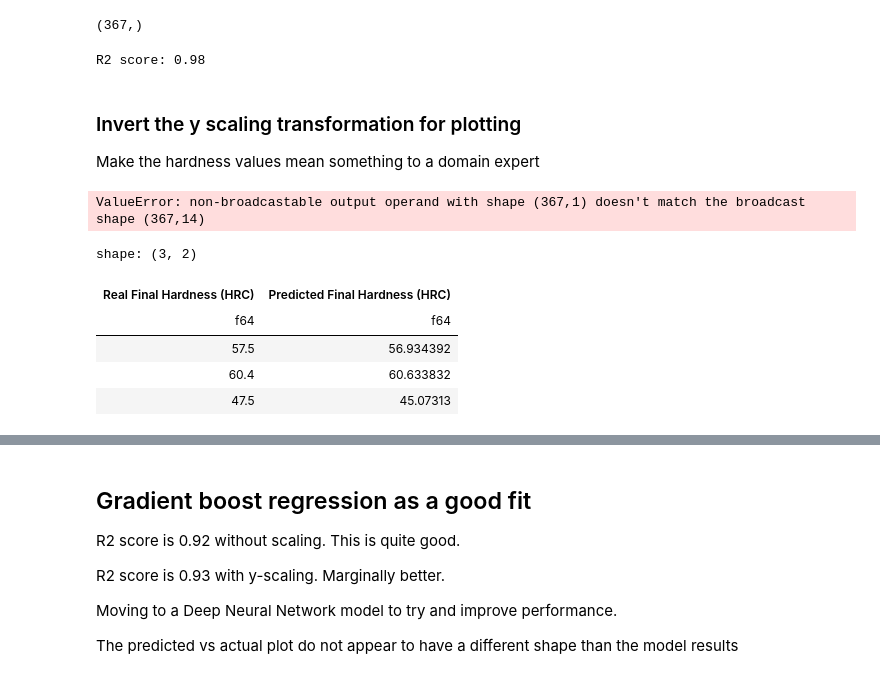
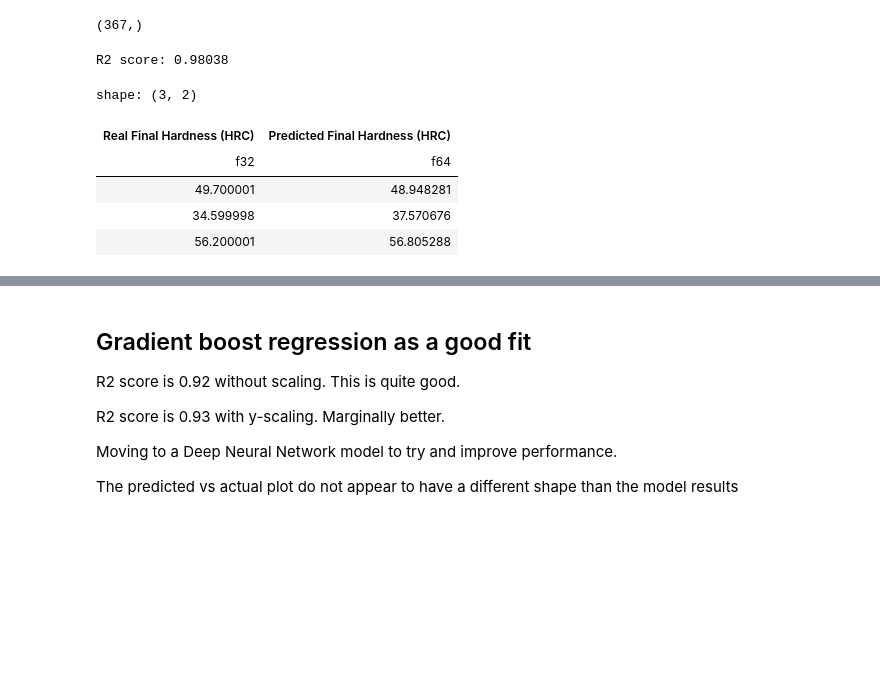
Before and after one commit to Nate-Sheibley/Mild-Steel-Tempering, a Jupyter notebook: Mild_Steel_Tempering-revised.ipynb, the cells around one changed output, grey strips where cells are left out. Cells and saved outputs as stored; diff of their text form; code cells hidden in the pictures; blank space fills up the shorter version.

```diff
--- a/Mild_Steel_Tempering-revised.ipynb
+++ b/Mild_Steel_Tempering-revised.ipynb
@@ -616,12 +618,9 @@ y_pred.shape
 (367,)
 # %%
 # match y_test shape to model output shape
-def reshape_y_for_eval(y_test):
+def reshape_y_to_1d(y_test):
     return y_test.reshape(1,-1)[0]
 # %%
-print("R2 score:", round(gb_regressor.score(X_test, reshape_y_for_eval(y_test)),3))
+print("R2 score:", round(gb_regressor.score(X_test, reshape_y_to_1d(y_test)), 5))
 # %% [output]
-R2 score: 0.98
+R2 score: 0.98038
-# %% [markdown]
-### Invert the y scaling transformation for plotting
-Make the hardness values mean something to a domain expert
@@ -632,19 +627,14 @@ def y_inverse_transform(y_data):
-# %%
-y_test_invscal = y_inverse_transform(y_test)
-y_pred_invscal = y_inverse_transform(y_pred)
-# %% [output]
-ValueError: non-broadcastable output operand with shape (367,1) doesn't match the broadcast shape (367,14)
 # %%
-test_df = pl.DataFrame({'Real Final Hardness (HRC)' : y_test_invscal,
-                        'Predicted Final Hardness (HRC)' : y_pred_invscal})
+test_df = pl.DataFrame({'Real Final Hardness (HRC)' : reshape_y_to_1d(y_test),
+                        'Predicted Final Hardness (HRC)' : y_pred})
 test_df.head(3)
 # %% [output]
 shape: (3, 2)
 | Real Final Hardness (HRC) | Predicted Final Hardness (HRC) |
-| f64 | f64 |
-| 57.5 | 56.934392 |
-| 60.4 | 60.633832 |
-| 47.5 | 45.07313 |
+| f32 | f64 |
+| 49.700001 | 48.948281 |
+| 34.599998 | 37.570676 |
+| 56.200001 | 56.805288 |
 # %%
 base = alt.Chart(test_df).mark_point().encode(
     alt.X('Real Final Hardness (HRC)'),
```
Also changed, not shown: parts of 11 cells of this notebook, 1 other file.
